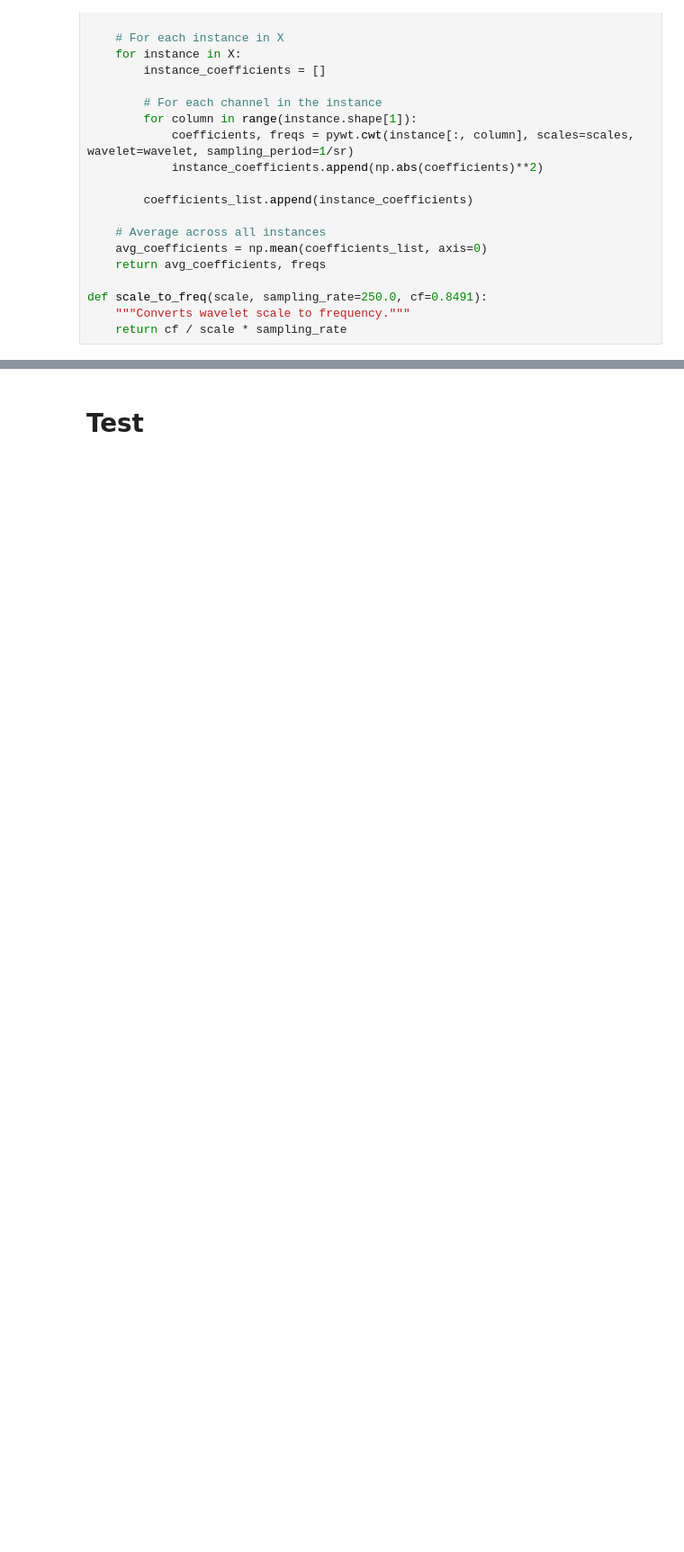
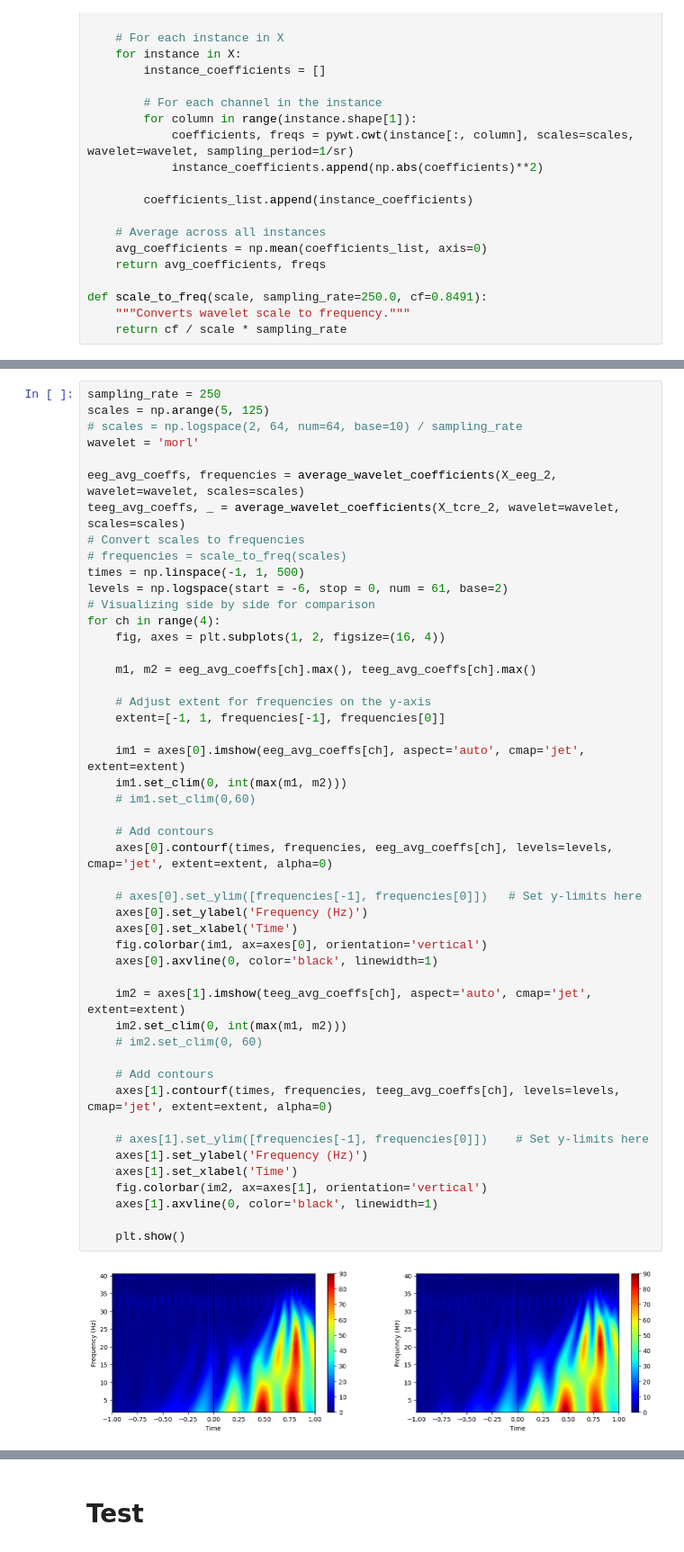
Before and after one commit to ali-rabiee/Decoding-Grasping-Movements-An-In-depth-Analysis-and-Comparison-of-EEG-and-Tripolar-EEG-Technologies, a Jupyter notebook: ML_4chTripolar.ipynb, the cells around one changed output, grey strips where cells are left out. Shown at 90% size. Saved outputs shown, nothing was run; the diff lists cells and outputs as text; blank space fills up the shorter version.

```diff
--- a/ML_4chTripolar.ipynb
+++ b/ML_4chTripolar.ipynb
@@ -170,3 +169,53 @@ df_eeg_2 = df_2.loc[:, ['P3_e', 'C3_e', 'C4_e', 'F5_e']]
 
 X_eeg_2, _ = prepare_data(df_eeg_2, win_size=1501, labels=labels_2, time_win=((501, 1001)))
 X_tcre_2, _ = prepare_data(df_tcre_2, win_size=1501, labels=labels_2, time_win=((501, 1001)))
+# %%
+sampling_rate = 250
+scales = np.arange(5, 125)
+# scales = np.logspace(2, 64, num=64, base=10) / sampling_rate
+wavelet = 'morl'
+
+eeg_avg_coeffs, frequencies = average_wavelet_coefficients(X_eeg_2, wavelet=wavelet, scales=scales)
+teeg_avg_coeffs, _ = average_wavelet_coefficients(X_tcre_2, wavelet=wavelet, scales=scales)
+# Convert scales to frequencies
+# frequencies = scale_to_freq(scales)
+times = np.linspace(-1, 1, 500)
+levels = np.logspace(start = -6, stop = 0, num = 61, base=2)
+# Visualizing side by side for comparison
+for ch in range(4):
+    fig, axes = plt.subplots(1, 2, figsize=(16, 4))
+
+    m1, m2 = eeg_avg_coeffs[ch].max(), teeg_avg_coeffs[ch].max()
+
+    # Adjust extent for frequencies on the y-axis
+    extent=[-1, 1, frequencies[-1], frequencies[0]]
+
+    im1 = axes[0].imshow(eeg_avg_coeffs[ch], aspect='auto', cmap='jet', extent=extent)
+    im1.set_clim(0, int(max(m1, m2)))
+    # im1.set_clim(0,60)
+
+    # Add contours
+    axes[0].contourf(times, frequencies, eeg_avg_coeffs[ch], levels=levels, cmap='jet', extent=extent, alpha=0)
+
+    # axes[0].set_ylim([frequencies[-1], frequencies[0]])   # Set y-limits here
+    axes[0].set_ylabel('Frequency (Hz)')
+    axes[0].set_xlabel('Time')
+    fig.colorbar(im1, ax=axes[0], orientation='vertical')
+    axes[0].axvline(0, color='black', linewidth=1)
+
+    im2 = axes[1].imshow(teeg_avg_coeffs[ch], aspect='auto', cmap='jet', extent=extent)
+    im2.set_clim(0, int(max(m1, m2)))
+    # im2.set_clim(0, 60)
+
+    # Add contours
+    axes[1].contourf(times, frequencies, teeg_avg_coeffs[ch], levels=levels, cmap='jet', extent=extent, alpha=0)
+
+    # axes[1].set_ylim([frequencies[-1], frequencies[0]])    # Set y-limits here
+    axes[1].set_ylabel('Frequency (Hz)')
+    axes[1].set_xlabel('Time')
+    fig.colorbar(im2, ax=axes[1], orientation='vertical')
+    axes[1].axvline(0, color='black', linewidth=1)
+
+    plt.show()
+# %% [output]
+[figure, added]
```
Also changed, not shown: parts of 21 cells of this notebook.
